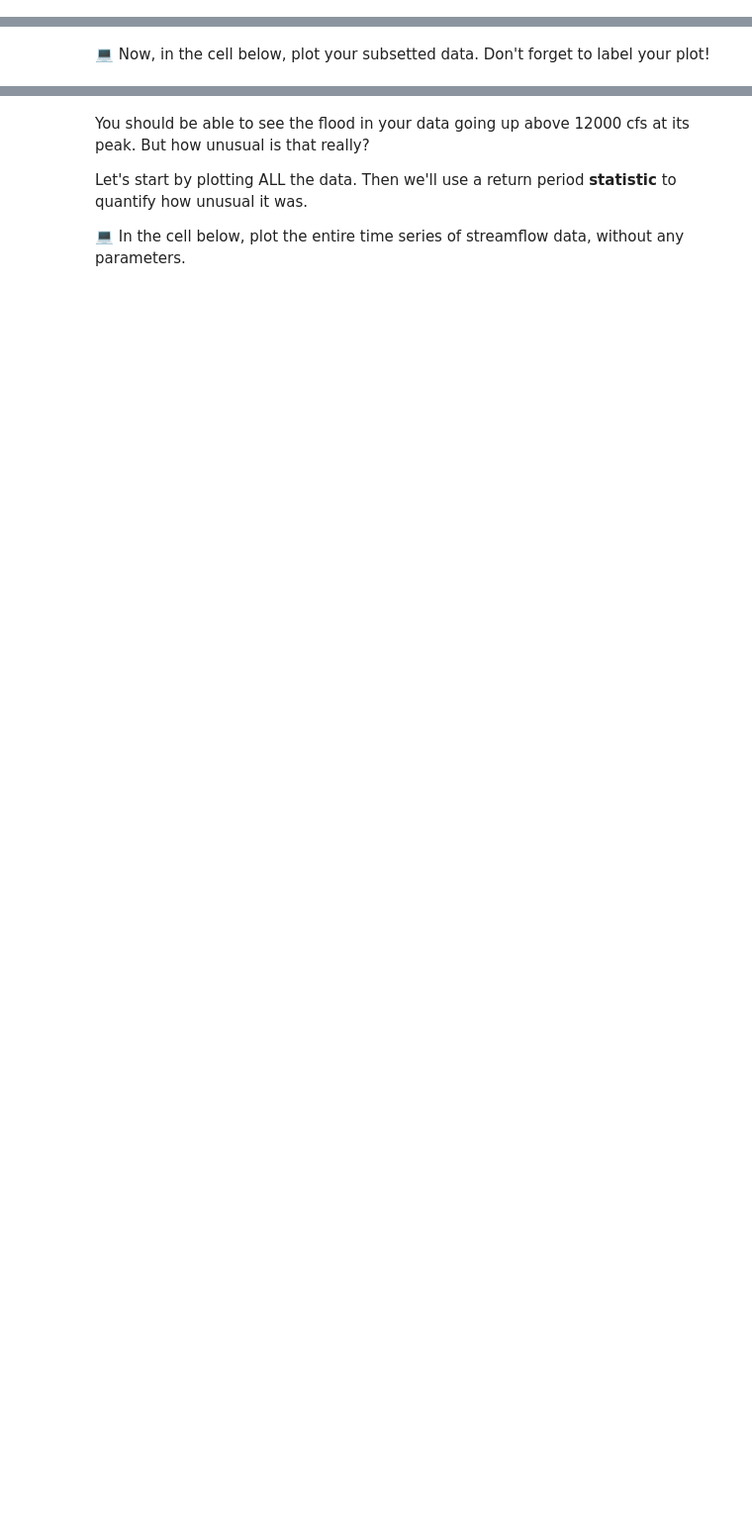
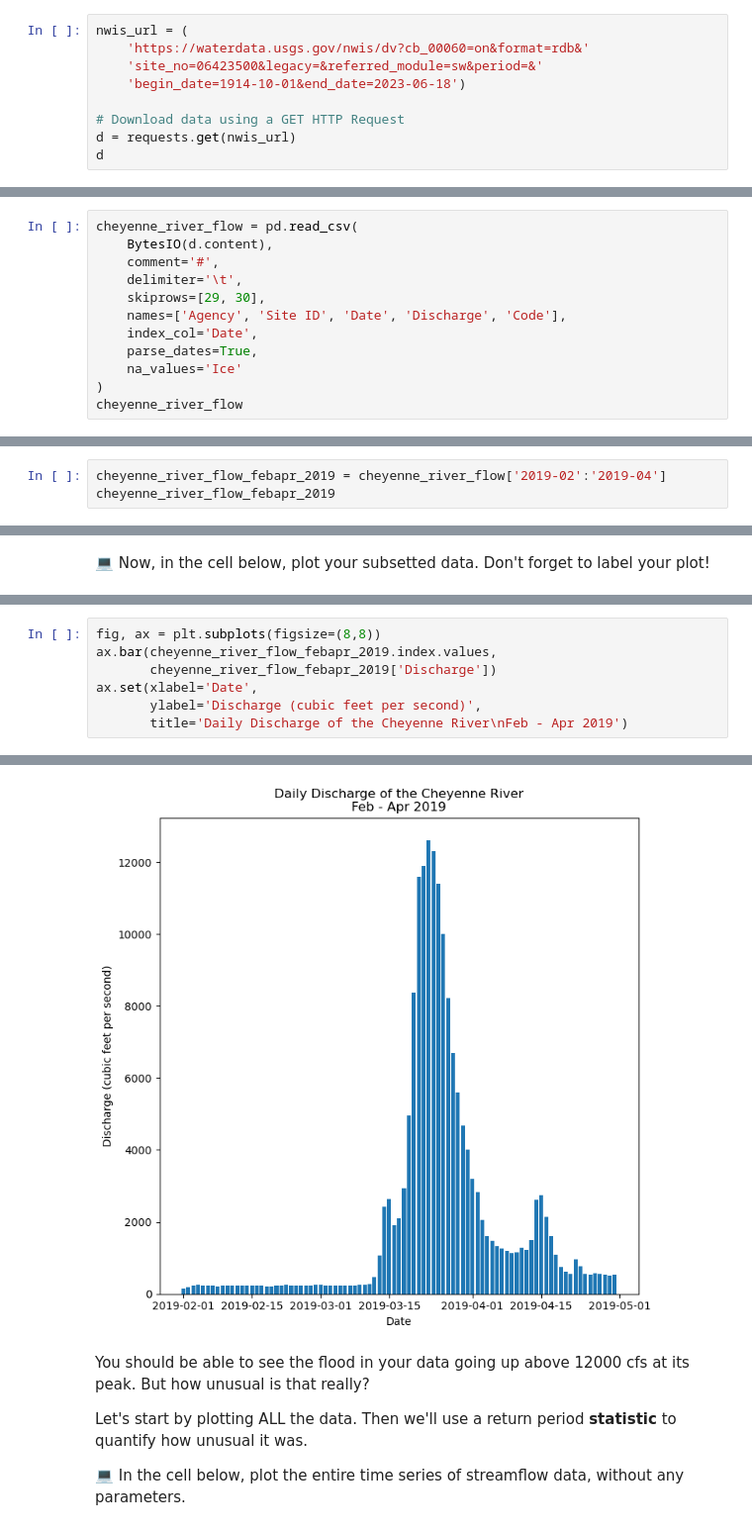
Before and after one commit to sdupree27886/time-series-data-sdupree27886, a Jupyter notebook: stars-02-time-series.ipynb, the cells around one changed output, grey strips where cells are left out. Shown at 99% size. Cells and saved outputs as stored; diff of their text form; blank space fills up the shorter version.

Commit message:
plotted data

```diff
--- a/stars-02-time-series.ipynb
+++ b/stars-02-time-series.ipynb
@@ -207,0 +210,9 @@ requests.get(nwis_url)
+# %%
+nwis_url = (
+    'https://waterdata.usgs.gov/nwis/dv?cb_00060=on&format=rdb&'
+    'site_no=06423500&legacy=&referred_module=sw&period=&'
+    'begin_date=1914-10-01&end_date=2023-06-18')
+
+# Download data using a GET HTTP Request
+d = requests.get(nwis_url)
+d
@@ -328,0 +397,12 @@ raise NotImplementedError()
+# %%
+cheyenne_river_flow = pd.read_csv(
+    BytesIO(d.content),
+    comment='#',
+    delimiter='\t',
+    skiprows=[29, 30],
+    names=['Agency', 'Site ID', 'Date', 'Discharge', 'Code'],
+    index_col='Date',
+    parse_dates=True,
+    na_values='Ice'
+)
+cheyenne_river_flow
@@ -374,0 +474,3 @@ raise NotImplementedError()
+# %%
+cheyenne_river_flow_febapr_2019 = cheyenne_river_flow['2019-02':'2019-04']
+cheyenne_river_flow_febapr_2019
@@ -421,0 +543,8 @@ raise NotImplementedError()
+# %%
+fig, ax = plt.subplots(figsize=(8,8))
+ax.bar(cheyenne_river_flow_febapr_2019.index.values,
+       cheyenne_river_flow_febapr_2019['Discharge'])
+ax.set(xlabel='Date',
+       ylabel='Discharge (cubic feet per second)',
+       title='Daily Discharge of the Cheyenne River\nFeb - Apr 2019')
+# %% [output]
@@ -422,3 +554,4 @@ raise NotImplementedError()
+[figure, added]
 # %% [markdown]
 You should be able to see the flood in your data going up above 12000 cfs at its peak. But how unusual is that really?
 
```
Also changed, not shown: parts of 24 cells of this notebook.
